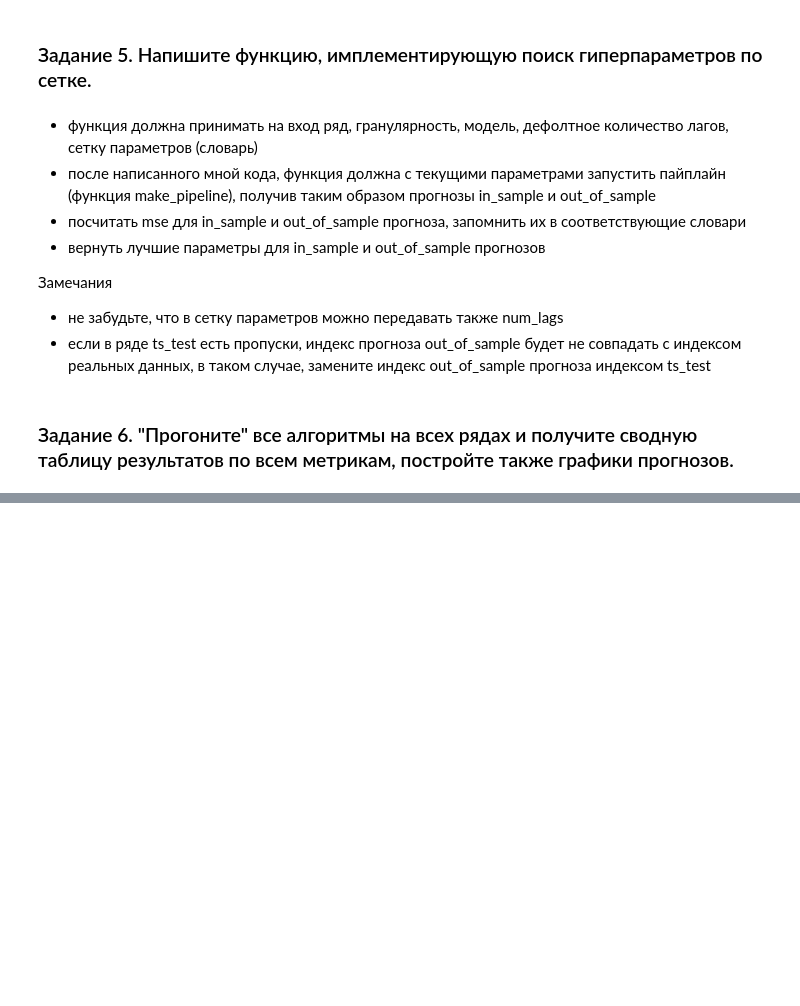
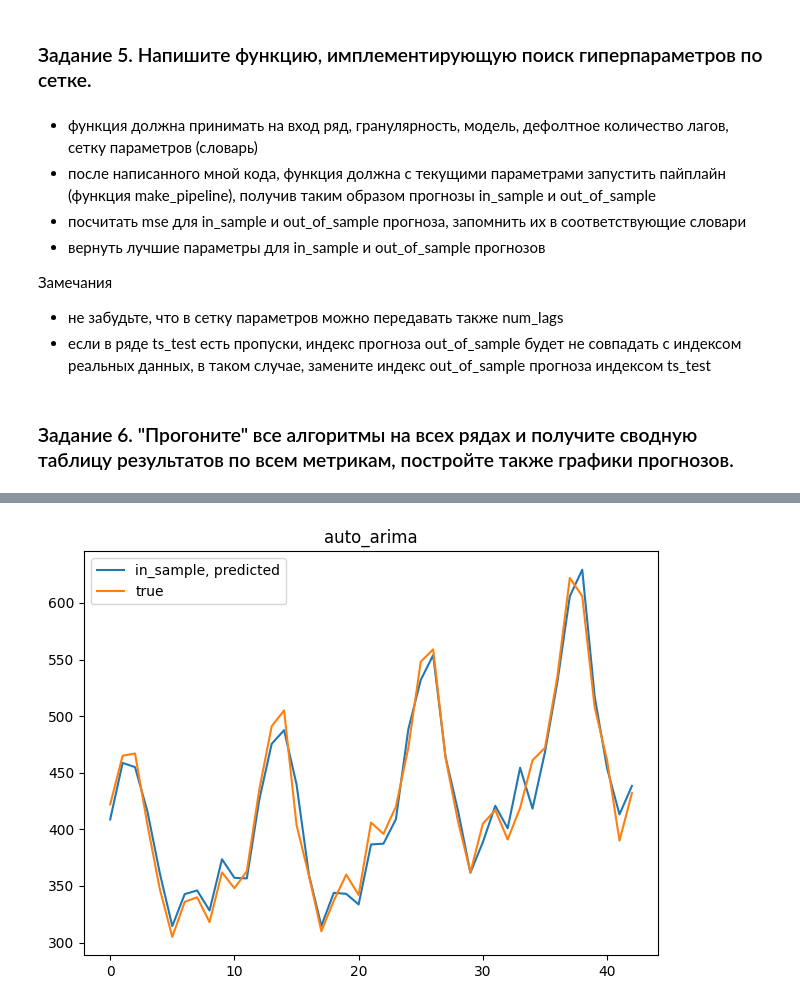
Before and after one commit to ksetdekov/ts_march_2023, a Jupyter notebook: week_3/models_comparison_Кирилл_С.ipynb, the cells around one changed output, grey strips where cells are left out. Cells and saved outputs as stored; diff of their text form; code cells hidden in the pictures; blank space fills up the shorter version.

```diff
--- a/week_3/models_comparison_Кирилл_С.ipynb
+++ b/week_3/models_comparison_Кирилл_С.ipynb
@@ -379,0 +942,4 @@ def hyperparameters_search(ts, granularity, model, num_lags, param_grid, verbose
+# %%
+ts_train, ts_test, in_sample, out_of_sample = make_pipeline_arima(
+    short_season_trend, period=12
+)
@@ -379,0 +965,9 @@ def hyperparameters_search(ts, granularity, model, num_lags, param_grid, verbose
+# %%
+plt.plot(in_sample.reset_index(drop=True), label="in_sample, predicted")
+plt.plot(ts_test.reset_index(drop=True), label="true")
+plt.legend()
+plt.title('auto_arima')
+plt.tight_layout()
+plt.show()
+# %% [output]
+[figure, added]
```
Also changed, not shown: parts of 17 cells of this notebook, 1 other file.
